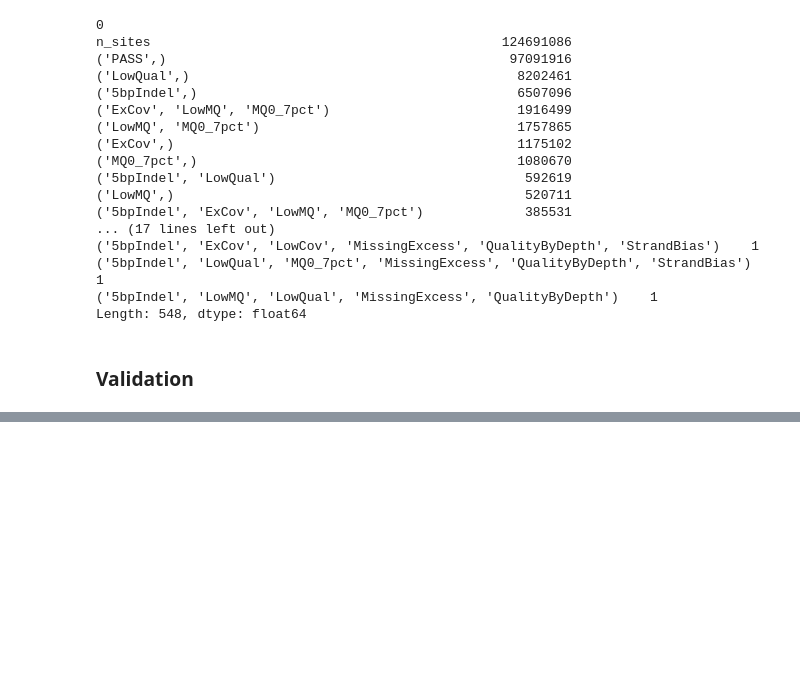
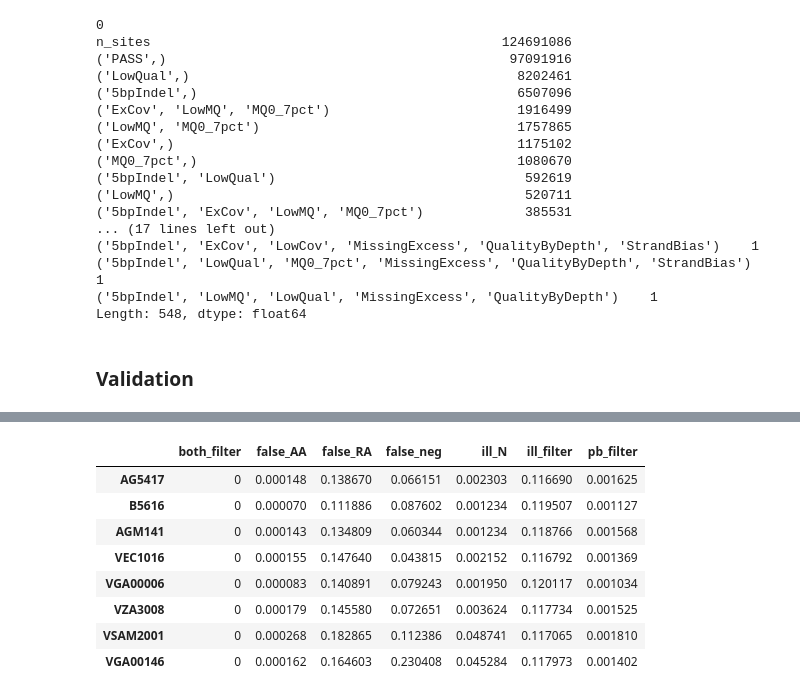
Before and after one commit to peterdfields/hs_vervet, a Jupyter notebook: notebooks/20150304_163_manuscript_support.ipynb, the cells around one changed output, grey strips where cells are left out. Cells and saved outputs as stored; diff of their text form; code cells hidden in the pictures; blank space fills up the shorter version.

```diff
--- a/notebooks/20150304_163_manuscript_support.ipynb
+++ b/notebooks/20150304_163_manuscript_support.ipynb
@@ -116,7 +191,7 @@ def get_detailed_snp_filter_stats(chrom):
 # %%
 tot_snp_filter_stats = pd.Series()
 for chrom in chromosomes:
-    df = get_detailed_snp_stats(chrom)
+    df = get_detailed_snp_filter_stats(chrom)
     tot_snp_filter_stats = tot_snp_filter_stats.add(df,fill_value=0)#how='outer',rsuffix='n').sum(axis=)
 # %%
 tot_snp_filter_stats.sort(ascending=False,inplace=False)
@@ -141,6 +216,7 @@ Length: 548, dtype: float64
 # %% [markdown]
 ### Validation
 # %%
+%%px --local
 validation_dir = eu("~/vervet_project/analyses/20140617_ref3500_pacbio_validation/_data")
 individuals = ['AG5417','B5616','AGM141','VEC1016','VGA00006','VZA3008','VSAM2001','VGA00146']
 
@@ -150,9 +226,10 @@ def get_pacbio_intervals(ind):
                                 header=None,index_col=[0,1],
                                 names=["chrom","pos","end"],usecols=[0,1,2])
     intervals["start"] =intervals.index.droplevel(0)
+    intervals.index = intervals.index.droplevel(1)
     return intervals
 
 
 vcf_fn = jn(var_ana_dir,"163_HaplotypeCaller_ref3500_{}_all_sites_filter.vcf.gz")
 pacbio_fn = jn(validation_dir,
-              "pacbio_samtools_all_sites_{}.vcf.gz")
+              "pacbio_samtools_all_sites_{}_filter.vcf.gz")
@@ -163,3 +235,0 @@ vp
-# %%
-chrom = "CAE28"
-ind = 'AG5417'
@@ -165,0 +399,12 @@ ind = 'AG5417'
+# %%
+def reduce_map_valid(res):
+    return reduce(sum_countdic,[r.values()[0] for r in res])
+def get_valid_pct(valid_dic):
+    false_neg = valid_dic['pb_noref']['ill_RR']*1./(sum(valid_dic['pb_noref'].values()))
+    false_AA = valid_dic['pb_ref']['ill_AA']*1./(sum(valid_dic['pb_ref'].values()))
+    false_RA = (valid_dic['pb_ref']['ill_RA']-valid_dic['pb_noref']['ill_RA'])*1./(valid_dic['pb_ref']['ill_RA']+valid_dic['pb_noref']['ill_RA'])
+    return pd.Series({'false_neg':false_neg,'false_AA':false_AA,'false_RA':false_RA,
+                     'ill_N':valid_dic['ill_N']*1./valid_dic['total'],
+                     'both_filter':valid_dic['both_filter']*1./valid_dic['total'],
+                     'ill_filter':valid_dic['ill_filter']*1./valid_dic['total'],
+                     'pb_filter':valid_dic['pb_filter']*1./valid_dic['total']})
@@ -165,0 +476,12 @@ ind = 'AG5417'
+# %%
+valid_pct_df
+# %% [output]
+|  | both_filter | false_AA | false_RA | false_neg | ill_N | ill_filter | pb_filter |
+| AG5417 | 0 | 0.000148 | 0.138670 | 0.066151 | 0.002303 | 0.116690 | 0.001625 |
+| B5616 | 0 | 0.000070 | 0.111886 | 0.087602 | 0.001234 | 0.119507 | 0.001127 |
+| AGM141 | 0 | 0.000143 | 0.134809 | 0.060344 | 0.001234 | 0.118766 | 0.001568 |
+| VEC1016 | 0 | 0.000155 | 0.147640 | 0.043815 | 0.002152 | 0.116792 | 0.001369 |
+| VGA00006 | 0 | 0.000083 | 0.140891 | 0.079243 | 0.001950 | 0.120117 | 0.001034 |
+| VZA3008 | 0 | 0.000179 | 0.145580 | 0.072651 | 0.003624 | 0.117734 | 0.001525 |
+| VSAM2001 | 0 | 0.000268 | 0.182865 | 0.112386 | 0.048741 | 0.117065 | 0.001810 |
+| VGA00146 | 0 | 0.000162 | 0.164603 | 0.230408 | 0.045284 | 0.117973 | 0.001402 |
```
Also changed, not shown: parts of 37 cells of this notebook, 3 other files.
